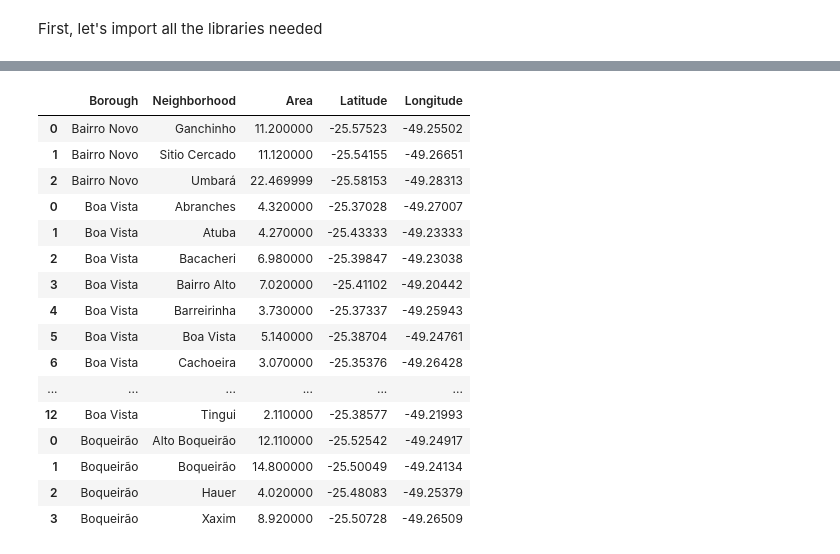
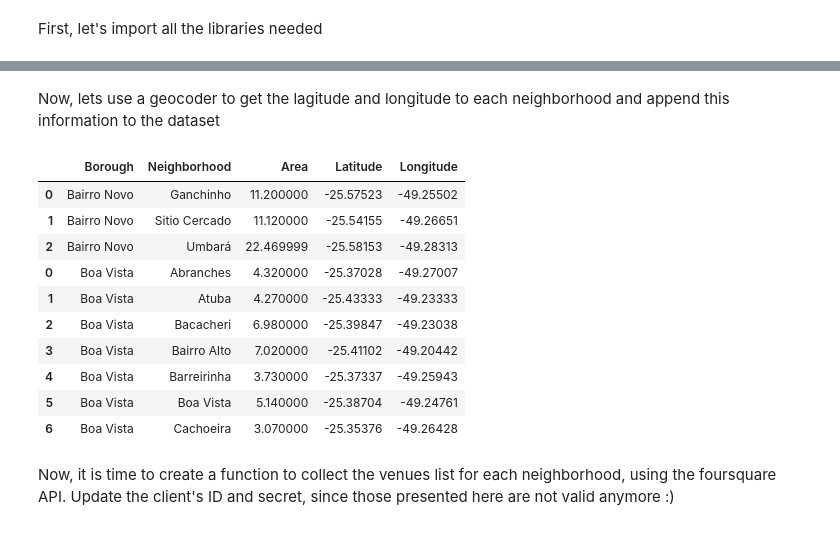
Before and after one commit to DiegoCarrillo95/Data_Science_Capstone, a Jupyter notebook: curitiba_venue_recomendation/curitiba_venue_recomendation.ipynb, the cells around one changed output, grey strips where cells are left out. Saved outputs shown, nothing was run; the diff lists cells and outputs as text; code cells hidden in the pictures.

```diff
--- a/curitiba_venue_recomendation/curitiba_venue_recomendation.ipynb
+++ b/curitiba_venue_recomendation/curitiba_venue_recomendation.ipynb
@@ -63,3 +52,5 @@ df_curitiba.drop_duplicates(subset = 'Neighborhood', keep = 'last', inplace = Tr
+# %% [markdown]
+Now, lets use a geocoder to get the lagitude and longitude to each neighborhood and append this information to the dataset
 # %%
 latitude = []
 longitude = []
@@ -67,37 +58,33 @@ longitude = []
 # For each neighborhood, find its coordinates and append it to the latitude and longitude lists
 for neighborhood in df_curitiba['Neighborhood']:
     lat_lng_coords = None
 
     while(lat_lng_coords is None):
         g = geocoder.arcgis('{}, Curitiba, Brasil'.format(neighborhood))
         lat_lng_coords = g.latlng
 
     latitude.append(lat_lng_coords[0])
     longitude.append(lat_lng_coords[1])
 
 # Create new columns with the latitude and longitude lists
 df_curitiba['Latitude'] = latitude
 df_curitiba['Longitude'] = longitude
 
 df_curitiba.reset_index(drop = True)
 
 # Print the dataframe
-df_curitiba.head(20)
+df_curitiba.head(10)
 # %% [output]
 |  | Borough | Neighborhood | Area | Latitude | Longitude |
 | 0 | Bairro Novo | Ganchinho | 11.200000 | -25.57523 | -49.25502 |
 | 1 | Bairro Novo | Sitio Cercado | 11.120000 | -25.54155 | -49.26651 |
 | 2 | Bairro Novo | Umbará | 22.469999 | -25.58153 | -49.28313 |
 | 0 | Boa Vista | Abranches | 4.320000 | -25.37028 | -49.27007 |
 | 1 | Boa Vista | Atuba | 4.270000 | -25.43333 | -49.23333 |
 | 2 | Boa Vista | Bacacheri | 6.980000 | -25.39847 | -49.23038 |
 | 3 | Boa Vista | Bairro Alto | 7.020000 | -25.41102 | -49.20442 |
 | 4 | Boa Vista | Barreirinha | 3.730000 | -25.37337 | -49.25943 |
 | 5 | Boa Vista | Boa Vista | 5.140000 | -25.38704 | -49.24761 |
 | 6 | Boa Vista | Cachoeira | 3.070000 | -25.35376 | -49.26428 |
-| ... | ... | ... | ... | ... | ... |
-| 12 | Boa Vista | Tingui | 2.110000 | -25.38577 | -49.21993 |
-| 0 | Boqueirão | Alto Boqueirão | 12.110000 | -25.52542 | -49.24917 |
-| 1 | Boqueirão | Boqueirão | 14.800000 | -25.50049 | -49.24134 |
-| 2 | Boqueirão | Hauer | 4.020000 | -25.48083 | -49.25379 |
-| 3 | Boqueirão | Xaxim | 8.920000 | -25.50728 | -49.26509 |
+# %% [markdown]
+Now, it is time to create a function to collect the venues list for each neighborhood, using the foursquare API. Update the client's ID and secret, since those presented here are not valid anymore :)
```
Also changed, not shown: parts of 16 cells of this notebook.
